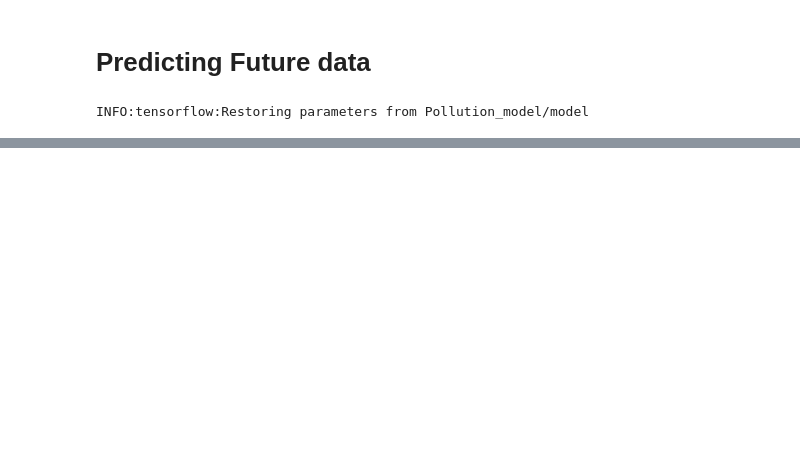
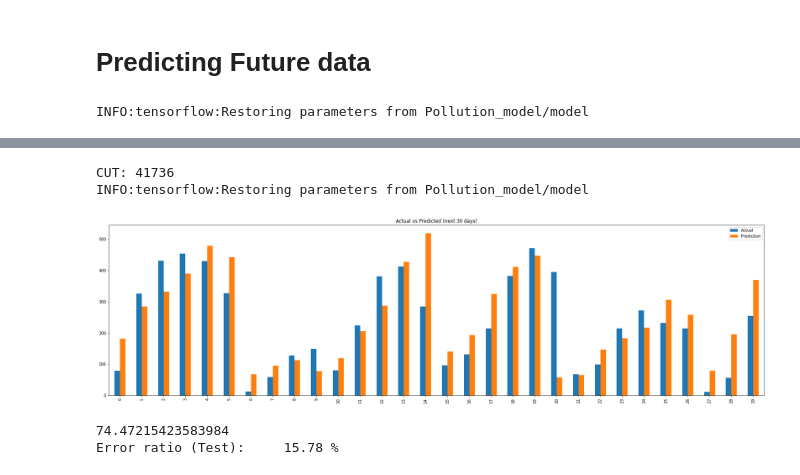
Before and after one commit to SAint7579/Hybrid_LSTM-DNN_PollutionForecasting, a Jupyter notebook: RNN_DNN_HYB_1day_mean_max.ipynb, the cells around one changed output, grey strips where cells are left out. Cells and saved outputs as stored; diff of their text form; code cells hidden in the pictures; blank space fills up the shorter version.

```diff
--- a/RNN_DNN_HYB_1day_mean_max.ipynb
+++ b/RNN_DNN_HYB_1day_mean_max.ipynb
@@ -326,0 +333,78 @@ Error ratio (Test):     7.12 %
+# %%
+while True:
+    forecast=31
+    seed=60
+    #FOR RNN DATA
+    cut=24*(np.random.choice(range(40000,43104))//24)
+    print("CUT:",cut)
+    training_set_rnn = pollution_data[:cut,:].reshape(-1,24,1)
+    training_set_dnn = weather_data[:cut,:].reshape(-1,24,20)
+    test_set_rnn = pollution_data[cut:,:].reshape(-1,24,1)
+    test_set_dnn = weather_data[cut:,:].reshape(-1,24,20)
+
+    tr_rnn=[]
+    tr_dnn=[]
+    for day,ddy in zip(training_set_rnn,training_set_dnn):
+        mx=day.argmax()
+        tr_rnn.append(day[mx])
+        tr_dnn.append(ddy.mean(axis=0))
+
+    training_set_rnn=np.array(tr_rnn)
+    training_set_dnn=np.array(tr_dnn)
+
+    tst_rnn=[]
+    tst_dnn=[]
+    for day,ddy in zip(test_set_rnn,test_set_dnn):
+        mx=day.argmax()
+        tst_rnn.append(day[mx])
+        tst_dnn.append(ddy.mean(axis=0))
+
+    test_set_rnn=np.array(tst_rnn)
+    test_set_dnn=np.array(tst_dnn)
+
+    with tf.Session() as sess:
+
+        # Restoring the model
+        saver.restore(sess, "Pollution_model/model")
+
+        #Creating the Seed of 1 Week's data
+        train_seed_rnn = list(training_set_rnn[-seed-PRED_DIST:-PRED_DIST])
+        train_seed_dnn = list(training_set_dnn[-seed-PRED_DIST:-PRED_DIST])
+        test_ind = 0
+        #Predicting the next week's data
+        for iteration in range(forecast):
+            rnn_batch = np.array(train_seed_rnn[-forecast:]).reshape(-1,forecast, 1)
+            dnn_batch = np.array(train_seed_dnn[-forecast:]).reshape(-1,20)
+            y_pred = sess.run(network_op, feed_dict={x_rnn:rnn_batch,x_dnn:dnn_batch, hold_proba:1.0})
+            #print("\nPrediction: ",y_pred[0, -1])
+            train_seed_rnn.append(y_pred[-1])
+            #print("Feed_data: ",test_set_dnn[test_ind])
+            train_seed_dnn.append(test_set_dnn[test_ind])
+            test_ind+=1
+
+    #Inverse scaling the value
+    seed_data = pol_scaler.inverse_transform(training_set_rnn[-seed-PRED_DIST:-PRED_DIST])
+    prediction_data = pol_scaler.inverse_transform(np.array(train_seed_rnn[-forecast:]))
+    actual_data =  pol_scaler.inverse_transform(test_set_rnn[:forecast])
+#     pd.DataFrame(list(seed_data[-seed:]),columns=['Seed data']).plot(c='Red')
+#     # plt.ylim((0,350))
+#     plt.title("Seed Data ({} days)".format(seed))
+#     plt.show()
+    df = pd.DataFrame({'Actual':actual_data[:-1].reshape(1,-1)[0], 'Prediction' :prediction_data[1:].reshape(1,-1)[0]})
+    df.plot.bar(figsize=(30,8))
+    # plt.ylim((0,350))
+    plt.title("Actual vs Predicted (next {} days)".format(forecast-1))
+    plt.show()
+    y_pred = df['Prediction'].values
+    y_true = df['Actual'].values
+    score_mae = mean_absolute_error(y_true,y_pred)
+    print(score_mae)
+    print("Error ratio (Test):\t%1.2f"%((score_mae/df['Actual'].max())*100),"%")
+    input()
+    clear_output(wait=True)
+# %% [output]
+CUT: 41736
+INFO:tensorflow:Restoring parameters from Pollution_model/model
+[figure, added]
+74.47215423583984
+Error ratio (Test):     15.78 %
```
Also changed, not shown: parts of 7 cells of this notebook, 2 other files.
